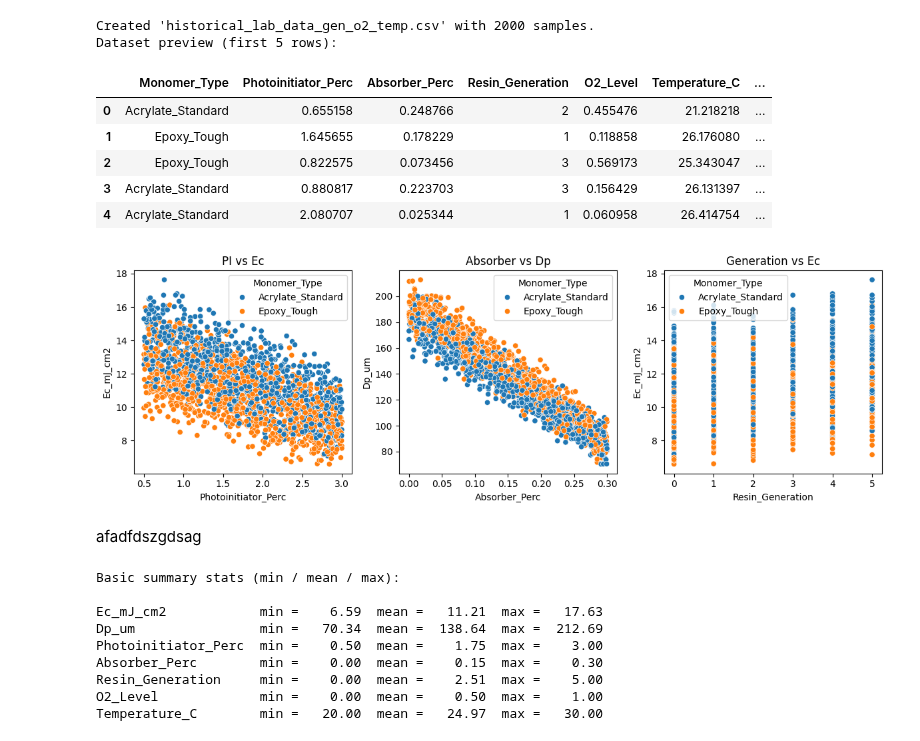
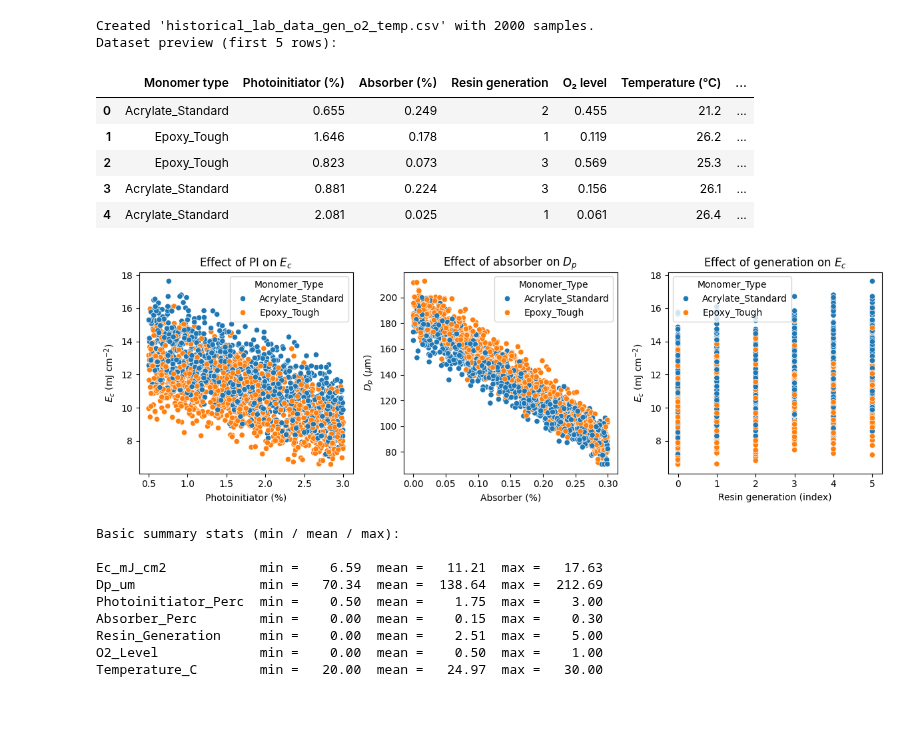
Before and after one commit to nyee88/tvam_resin_mini, a Jupyter notebook: NRC_Postdoc_Project/01_Resin_Discovery_Framework.ipynb, the cells around one changed output. Saved outputs shown, nothing was run; the diff lists cells and outputs as text; code cells hidden in the pictures; blank space fills up the shorter version.

```diff
--- a/NRC_Postdoc_Project/01_Resin_Discovery_Framework.ipynb
+++ b/NRC_Postdoc_Project/01_Resin_Discovery_Framework.ipynb
@@ -132,47 +132,76 @@ for _, row in df.iterrows():
     dp += rng.normal(0.0, 6.0)   # µm noise
 
     ec_list.append(ec)
     dp_list.append(dp)
 
 df["Ec_mJ_cm2"] = np.clip(ec_list, 1.0, None)
 df["Dp_um"]     = np.clip(dp_list, 10.0, None)
 
 # Save for reproducibility if desired
 df.to_csv(filename, index=False)
 
 print(f"Created '{filename}' with {n_samples} samples.")
 print("Dataset preview (first 5 rows):")
-display(df.head())
 
-# Quick sanity plots
+# Pretty preview for slides: rounded values + human-readable labels
+preview = (
+    df.head(5)
+      .copy()
+      .round({
+          "Photoinitiator_Perc": 3,
+          "Absorber_Perc":       3,
+          "O2_Level":            3,
+          "Temperature_C":       1,
+          "Ec_mJ_cm2":           2,
+          "Dp_um":               1,
+      })
+      .rename(columns={
+          "Monomer_Type":        "Monomer type",
+          "Photoinitiator_Perc": "Photoinitiator (%)",
+          "Absorber_Perc":       "Absorber (%)",
+          "Resin_Generation":    "Resin generation",
+          "O2_Level":            "O₂ level",
+          "Temperature_C":       "Temperature (°C)",
+          "Ec_mJ_cm2":           "Ec (mJ cm⁻²)",
+          "Dp_um":               "Dp (µm)",
+      })
+)
+
+display(preview)
+
+# Quick sanity plots with nicer labels
 plt.figure(figsize=(12, 4))
 
 plt.subplot(1, 3, 1)
 sns.scatterplot(data=df, x="Photoinitiator_Perc", y="Ec_mJ_cm2", hue="Monomer_Type")
-plt.title("PI vs Ec")
+plt.xlabel("Photoinitiator (%)")
+plt.ylabel(r"$E_c$ (mJ cm$^{-2}$)")
+plt.title(r"Effect of PI on $E_c$")
 
 plt.subplot(1, 3, 2)
 sns.scatterplot(data=df, x="Absorber_Perc", y="Dp_um", hue="Monomer_Type")
-plt.title("Absorber vs Dp")
+plt.xlabel("Absorber (%)")
+plt.ylabel(r"$D_p$ ($\mu$m)")
+plt.title(r"Effect of absorber on $D_p$")
 
 plt.subplot(1, 3, 3)
 sns.scatterplot(data=df, x="Resin_Generation", y="Ec_mJ_cm2", hue="Monomer_Type")
-plt.title("Generation vs Ec")
+plt.xlabel("Resin generation (index)")
+plt.ylabel(r"$E_c$ (mJ cm$^{-2}$)")
+plt.title(r"Effect of generation on $E_c$")
 
 plt.tight_layout()
 plt.show()
 # %% [output]
 Created 'historical_lab_data_gen_o2_temp.csv' with 2000 samples.
 Dataset preview (first 5 rows):
-|  | Monomer_Type | Photoinitiator_Perc | Absorber_Perc | Resin_Generation | O2_Level | Temperature_C | ... |
-| 0 | Acrylate_Standard | 0.655158 | 0.248766 | 2 | 0.455476 | 21.218218 | ... |
-| 1 | Epoxy_Tough | 1.645655 | 0.178229 | 1 | 0.118858 | 26.176080 | ... |
-| 2 | Epoxy_Tough | 0.822575 | 0.073456 | 3 | 0.569173 | 25.343047 | ... |
-| 3 | Acrylate_Standard | 0.880817 | 0.223703 | 3 | 0.156429 | 26.131397 | ... |
-| 4 | Acrylate_Standard | 2.080707 | 0.025344 | 1 | 0.060958 | 26.414754 | ... |
+|  | Monomer type | Photoinitiator (%) | Absorber (%) | Resin generation | O₂ level | Temperature (°C) | ... |
+| 0 | Acrylate_Standard | 0.655 | 0.249 | 2 | 0.455 | 21.2 | ... |
+| 1 | Epoxy_Tough | 1.646 | 0.178 | 1 | 0.119 | 26.2 | ... |
+| 2 | Epoxy_Tough | 0.823 | 0.073 | 3 | 0.569 | 25.3 | ... |
+| 3 | Acrylate_Standard | 0.881 | 0.224 | 3 | 0.156 | 26.1 | ... |
+| 4 | Acrylate_Standard | 2.081 | 0.025 | 1 | 0.061 | 26.4 | ... |
-[figure, old version]
+[figure, new version]
-# %% [markdown]
-afadfdszgdsag
 # %%
 # CELL 1b: Tiny numeric summary of key columns
 
```
Also changed, not shown: parts of 2 cells of this notebook.
